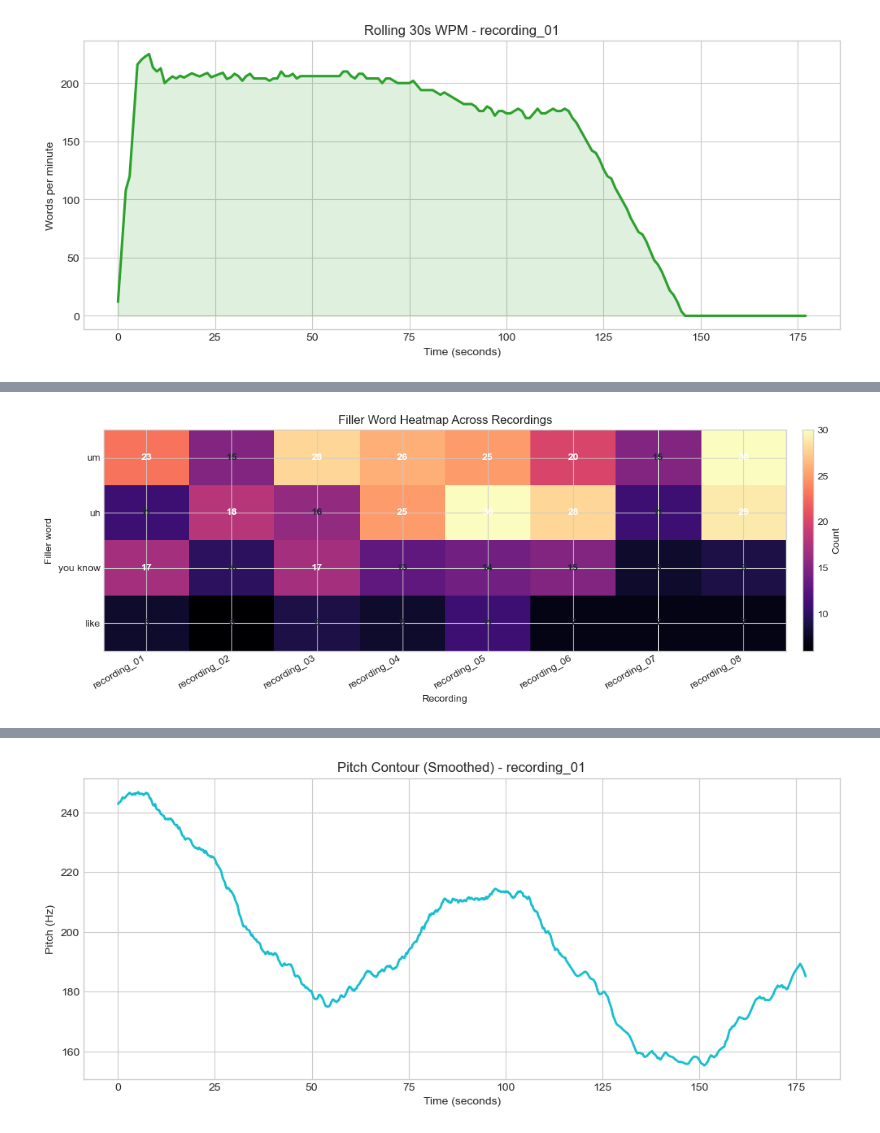
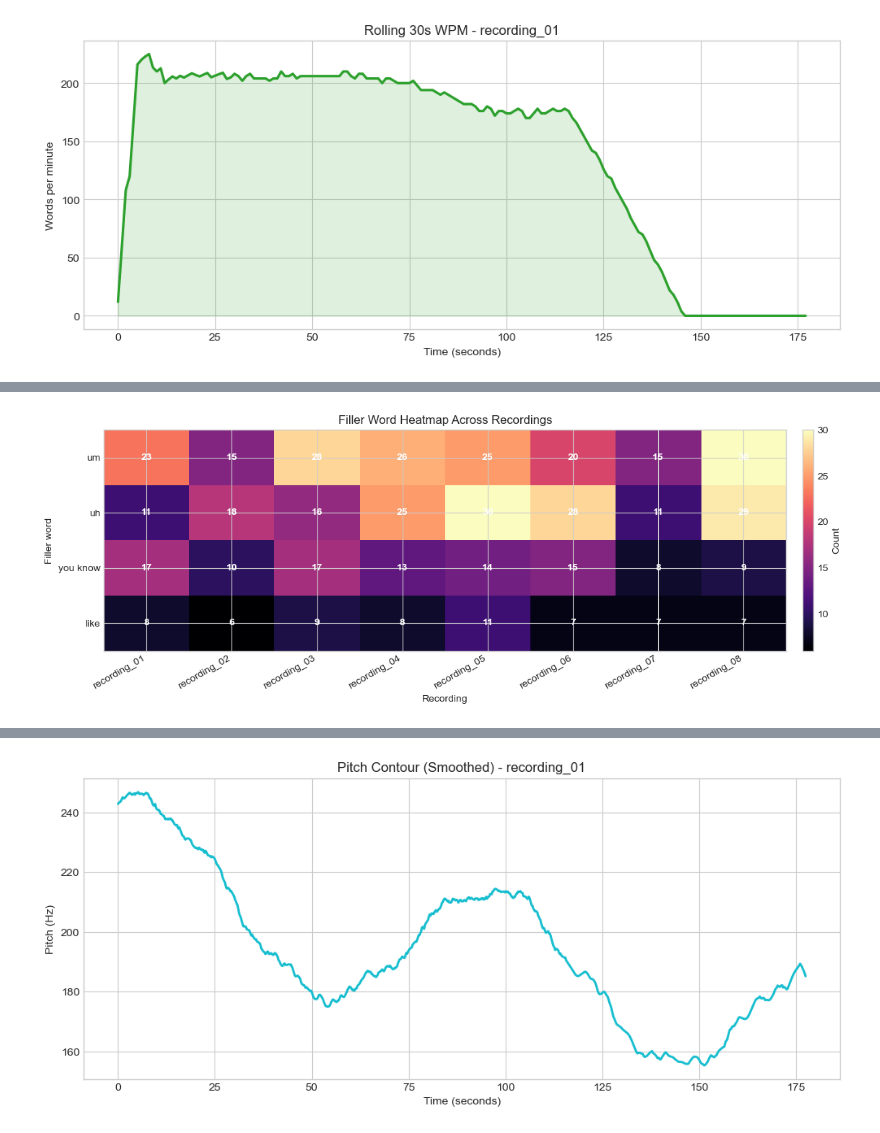
Before and after one commit to CRisager/PersonalData, a Jupyter notebook: fake_speech_plots.ipynb, the cells around one changed output, grey strips where cells are left out. Saved outputs shown, nothing was run; the diff lists cells and outputs as text; code cells hidden in the pictures.

```diff
--- a/fake_speech_plots.ipynb
+++ b/fake_speech_plots.ipynb
@@ -137,26 +142,0 @@ Click-style details: choose a word below (requires ipywidgets).
-# %%
-try:
-    import ipywidgets as widgets
-    from IPython.display import display
-
-    dropdown = widgets.Dropdown(options=words_sorted, description='Word:')
-    out = widgets.Output()
-
-    def show_info(change=None):
-        with out:
-            out.clear_output()
-            word = dropdown.value
-            info = summary_map[word]
-            print(f"Word: {word}")
-            print(f"Total times used: {info['count']}")
-            print(f"Used in recordings: {info['recording_count']}")
-
-    dropdown.observe(show_info, names='value')
-    show_info()
-    display(dropdown, out)
-except Exception as exc:
-    print('ipywidgets not available. Install with: %pip install ipywidgets')
-    print(f'Fallback: {exc}')
-    for w in words_sorted:
-        info = summary_map[w]
-        print(f"- {w}: {info['count']} uses across {info['recording_count']} recordings")
@@ -179,35 +164,32 @@ im = ax.imshow(heatmap, cmap='magma', aspect='auto')
 ax.set_xticks(np.arange(len(recording_ids)))
 ax.set_xticklabels(recording_ids, rotation=30, ha='right')
 ax.set_yticks(np.arange(len(filler_order)))
 ax.set_yticklabels(filler_order)
 ax.set_xlabel('Recording')
 ax.set_ylabel('Filler word')
 ax.set_title('Filler Word Heatmap Across Recordings')
 
 cbar = fig.colorbar(im, ax=ax, pad=0.02)
 cbar.set_label('Count')
 
-peak = float(heatmap.max()) if heatmap.size else 0.0
-threshold = peak * 0.55
 for row_idx in range(heatmap.shape[0]):
     for col_idx in range(heatmap.shape[1]):
         count = int(heatmap[row_idx, col_idx])
         if count:
-            text_color = 'white' if count >= threshold else '#1f2937'
             ax.text(
                 col_idx,
                 row_idx,
                 str(count),
                 ha='center',
                 va='center',
                 fontsize=10,
                 fontweight='bold',
-                color=text_color,
+                color='white',
             )
 
 ax.set_xlim(-0.5, len(recording_ids) - 0.5)
 ax.set_ylim(len(filler_order) - 0.5, -0.5)
 plt.tight_layout()
 plt.show()
 # %% [output]
-[figure, old version]
+[figure, new version]
```
Also changed, not shown: parts of 11 cells of this notebook.
